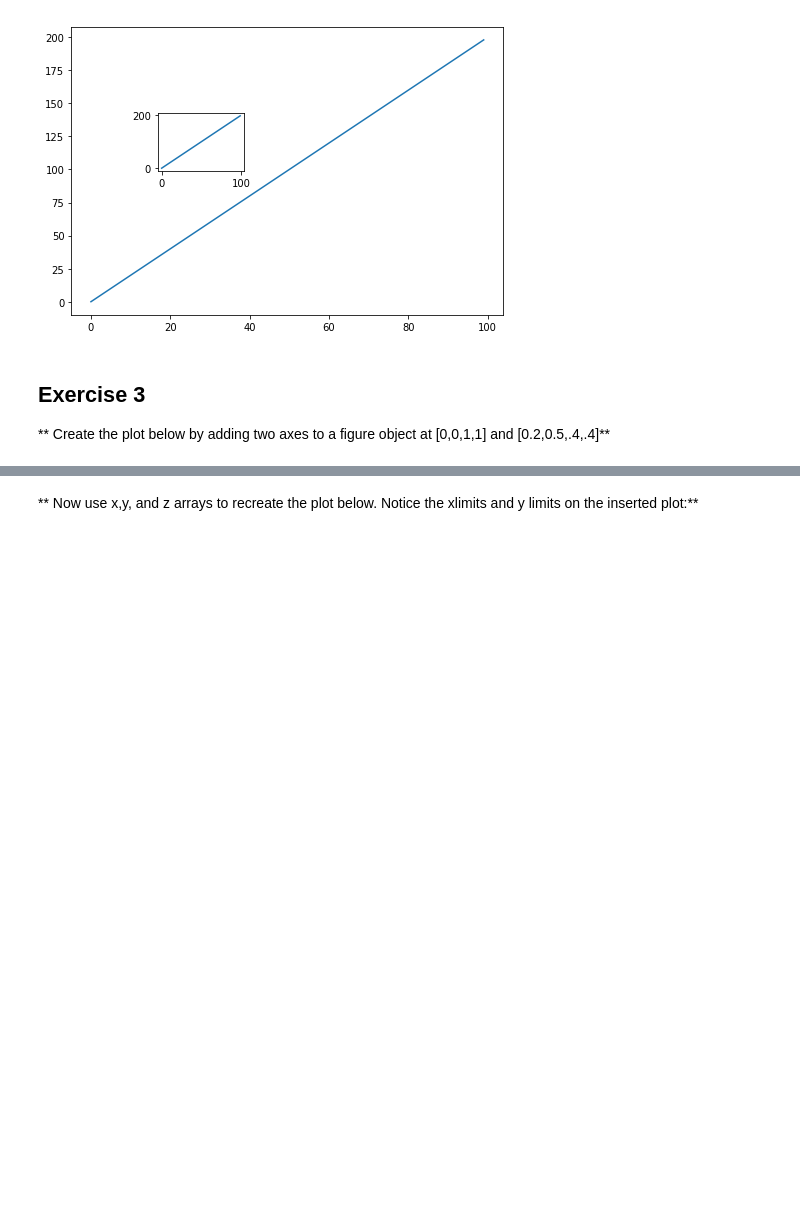
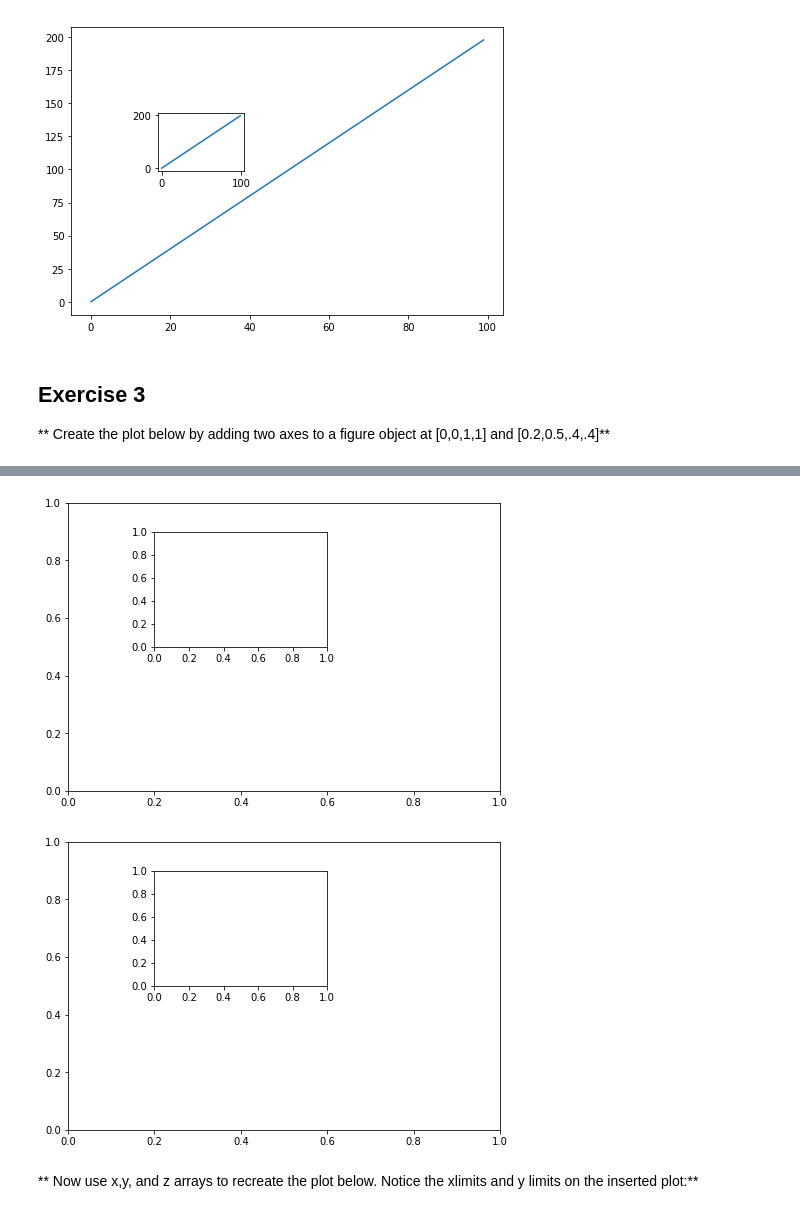
Before and after one commit to paulocalado/python_for_ml, a Jupyter notebook: Refactored_Py_DS_ML_Bootcamp-master/05-Data-Visualization-with-Matplotlib/02-Matplotlib Exercises.ipynb, the cells around one changed output, grey strips where cells are left out. Cells and saved outputs as stored; diff of their text form; code cells hidden in the pictures; blank space fills up the shorter version.

```diff
--- a/Refactored_Py_DS_ML_Bootcamp-master/05-Data-Visualization-with-Matplotlib/02-Matplotlib Exercises.ipynb
+++ b/Refactored_Py_DS_ML_Bootcamp-master/05-Data-Visualization-with-Matplotlib/02-Matplotlib Exercises.ipynb
@@ -77,2 +74,12 @@ axes2.plot(x,y)
+# %%
+fig = plt.figure()
+
+axes1 = fig.add_axes([0,0,1,1])
+axes2 = fig.add_axes([0.2,0.5,.4,.4])
+
+fig
+# %% [output]
+[figure, added]
+[figure, added]
 # %% [markdown]
 ** Now use x,y, and z arrays to recreate the plot below. Notice the xlimits and y limits on the inserted plot:**
```
Also changed, not shown: parts of 9 cells of this notebook, 2 other files.
